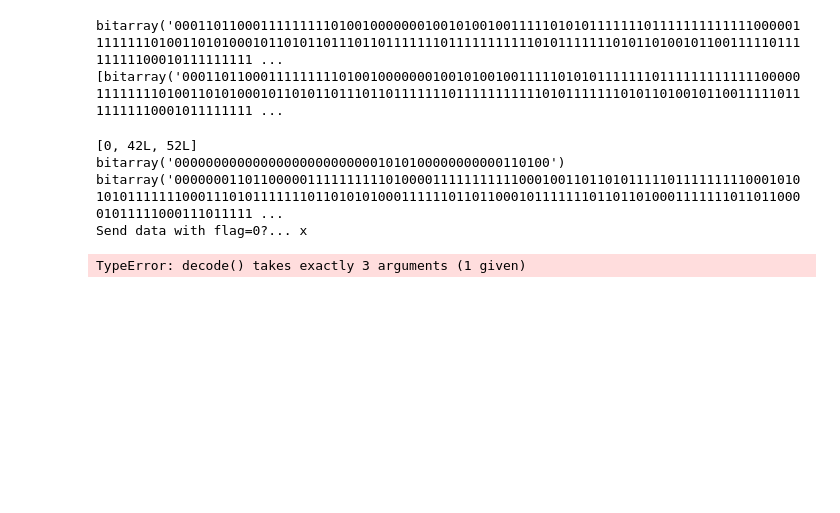
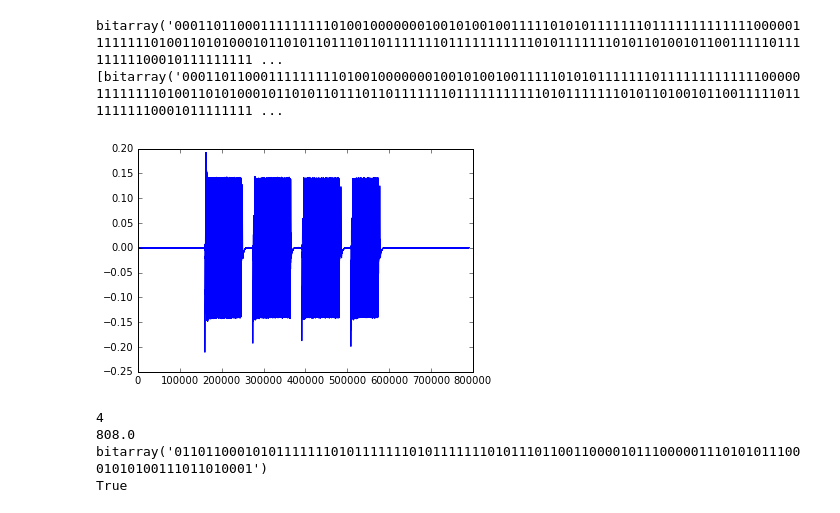
Before and after one commit to yizow/RiFi, a Jupyter notebook: imagetest.ipynb, the cells around one changed output. Cells and saved outputs as stored; diff of their text form; code cells hidden in the pictures; blank space fills up the shorter version.

Commit message:
More critical bugfixes for transmission of data - Can sort of recieve data reliably!

```diff
--- a/imagetest.ipynb
+++ b/imagetest.ipynb
@@ -428,14 +428,3 @@ def magic(filename, dout, quality=2):
         Transmission.testTransmit(eY)
         Transmission.testTransmit(eCb)
         Transmission.testTransmit(eCr)
-# %%
-def science():
-# %% [output]
-[0, 42L, 52L]
-bitarray('000000000000000000000000001010100000000000110100')
-bitarray('0000000110110000011111111110100001111111111100010011011010111110111111111000101010101111111000111010111111101101010100011111101101100010111111101101101000111111101101100001011111000111011111 ...
-Send data with flag=0?... x
-# %%
-Encoding.decode(bitarray.bitarray('000000000000000000000000001010100000000000110100'))
-# %% [output]
-TypeError: decode() takes exactly 3 arguments (1 given)
@@ -441,0 +460,32 @@ TypeError: decode() takes exactly 3 arguments (1 given)
+# %%
+reload(Transmission)
+MULTI = True
+plt.plot(data)
+if MULTI:
+    dd = nc_mafsk1200Demod(data)
+    plloc = mafsk2crossings(dd)
+    bindex = mPLL(plloc)
+    locs = mafsk2barr(dd, indii = bindex)
+    samples = bitarray.bitarray([True if x == 1 else False for x in locs])
+else:
+    demod = Transmission.nc_afsk1200Demod(data, fs_usb)
+    idx = Transmission.PLL(demod, fs=fs_usb)
+    samples = bitarray.bitarray([bit >= 0 for bit in np.array(demod)[idx.astype(int)]])
+bits = Transmission.NRZI2NRZ(samples)
+packets = Transmission.findPackets(bits, reedsolo.RSCodec(30))
+decoded = reduce(operator.add, packets)
+# print decoded == eBits
+# return decoded
+# %% [output]
+[figure, added]
+# %%
+print len(packets)
+print len(decoded)/8
+# print decoded.to01() == "01100110"*1000
+print decoded[:100]
+print decoded == Encoding.encode(Y, Encoding.huffmanLookupChrominanceDC, Encoding.huffmanLookupChrominanceAC)
+# %% [output]
+4
+808.0
+bitarray('0110110001010111111101011111110101111111010111011001100001011100000111010101110001010100111011010001')
+True
```
Also changed, not shown: parts of 7 cells of this notebook, 2 other files.
